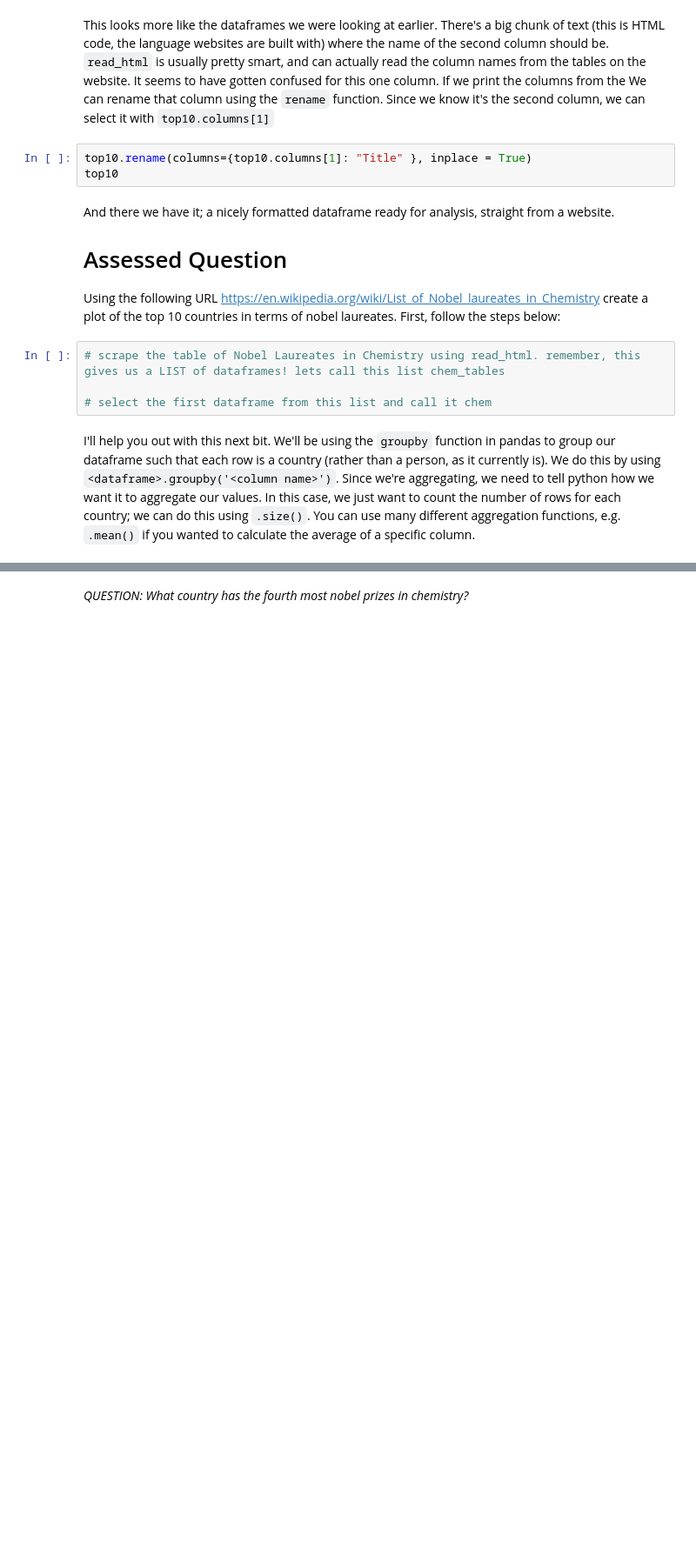
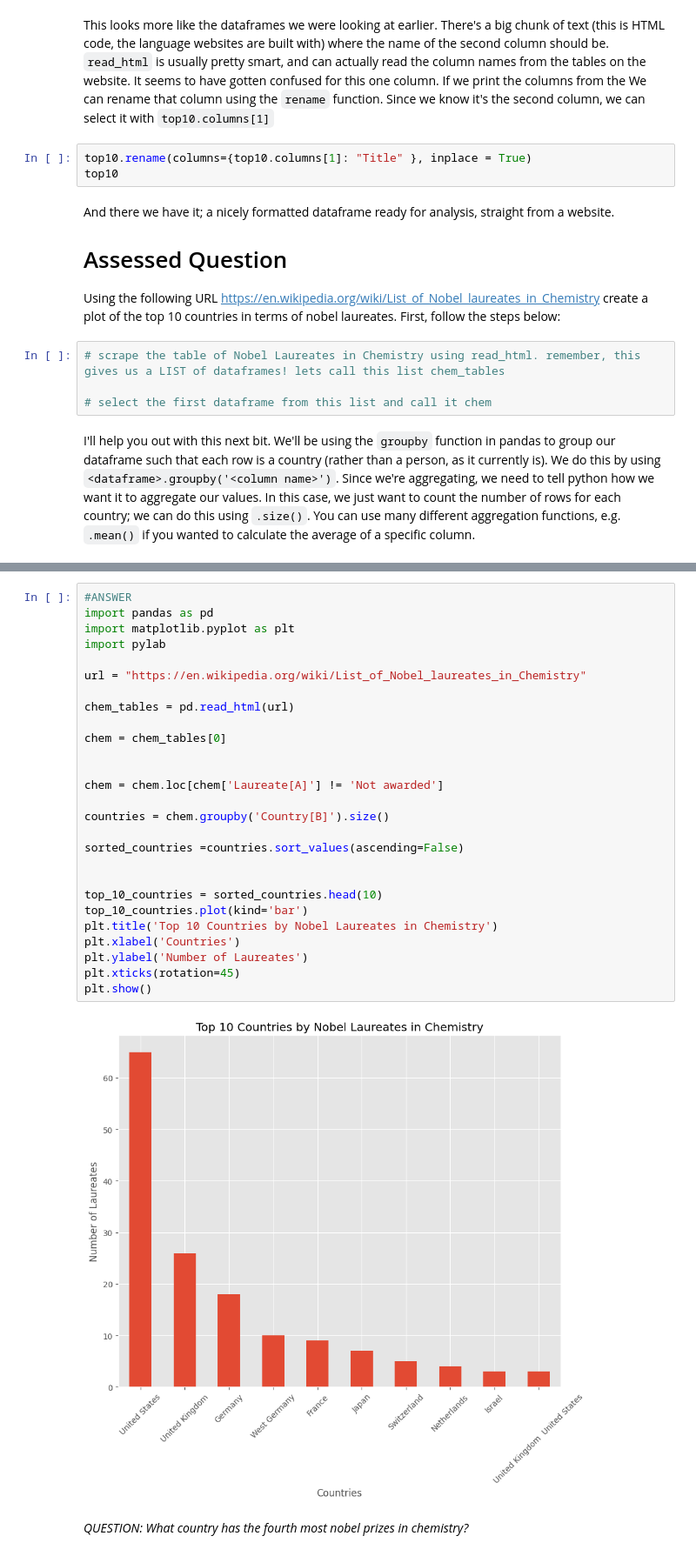
Before and after one commit to CathyZhang1/QM2, a Jupyter notebook: notebooks/W02. Pandas.ipynb, the cells around one changed output, grey strips where cells are left out. Shown at 87% size. Drawn from its saved outputs; the diff is of its cells as text; blank space fills up the shorter version.

```diff
--- a/notebooks/W02. Pandas.ipynb
+++ b/notebooks/W02. Pandas.ipynb
@@ -461,2 +408,31 @@ NameError: ignored
+# %%
+#ANSWER
+import pandas as pd
+import matplotlib.pyplot as plt
+import pylab
+
+url = "https://en.wikipedia.org/wiki/List_of_Nobel_laureates_in_Chemistry"
+
+chem_tables = pd.read_html(url)
+
+chem = chem_tables[0]
+
+
+chem = chem.loc[chem['Laureate[A]'] != 'Not awarded']
+
+countries = chem.groupby('Country[B]').size()
+
+sorted_countries =countries.sort_values(ascending=False)
+
+
+top_10_countries = sorted_countries.head(10)
+top_10_countries.plot(kind='bar')
+plt.title('Top 10 Countries by Nobel Laureates in Chemistry')
+plt.xlabel('Countries')
+plt.ylabel('Number of Laureates')
+plt.xticks(rotation=45)
+plt.show()
+# %% [output]
+[figure, added]
 # %% [markdown]
 *QUESTION: What country has the fourth most nobel prizes in chemistry?*
```
Also changed, not shown: parts of 16 cells of this notebook.
